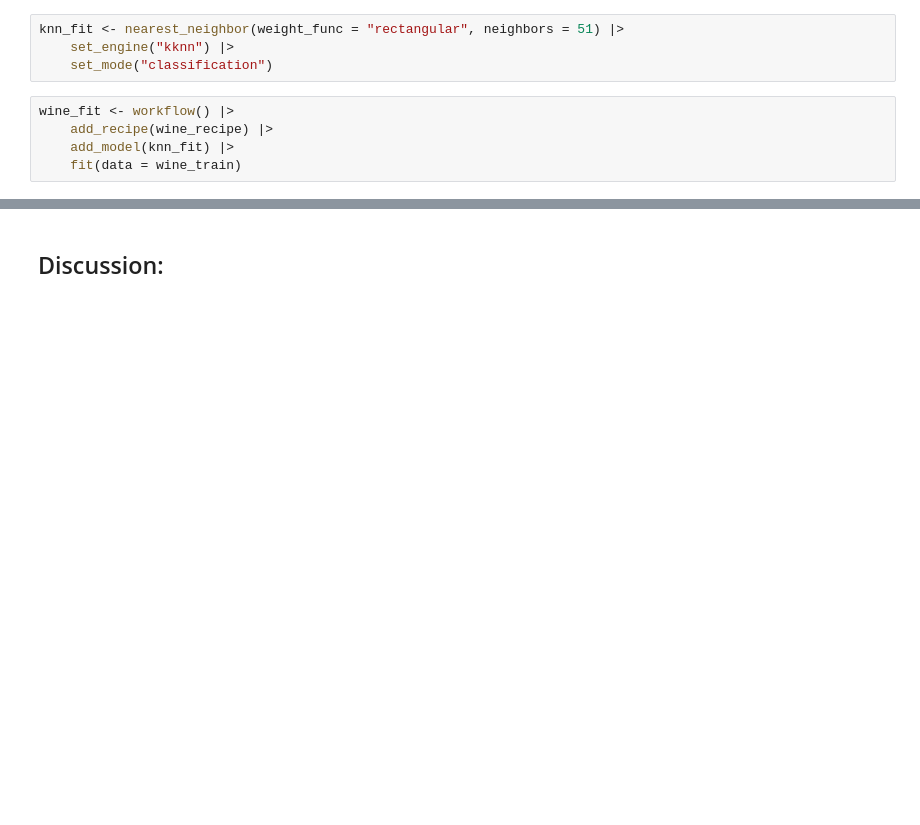
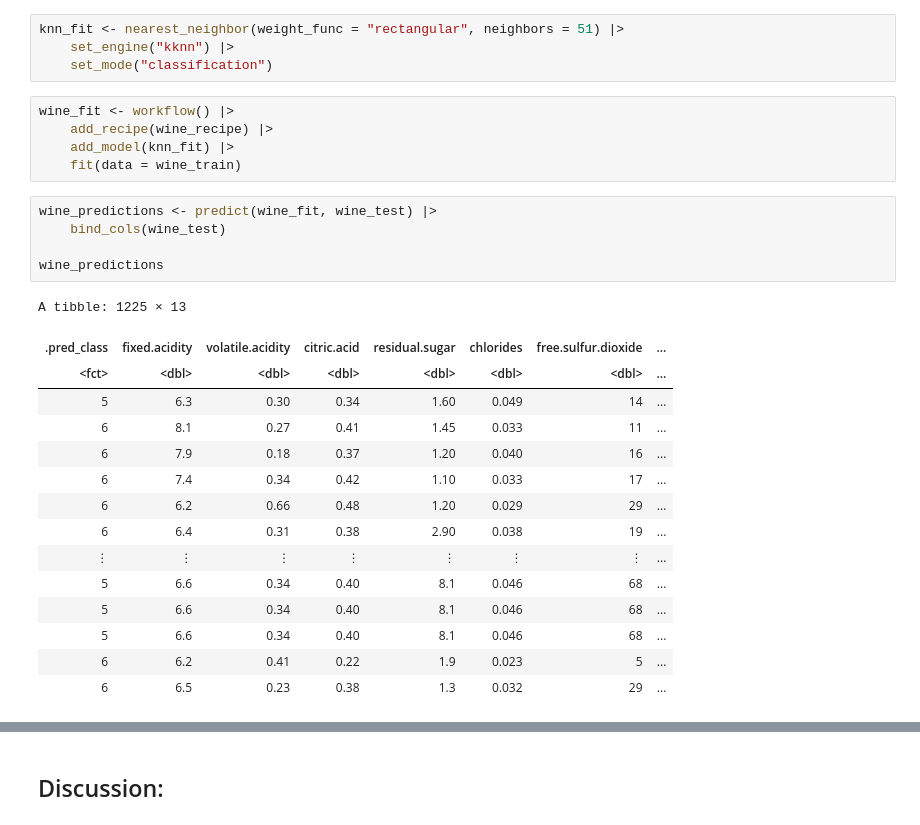
Before and after one commit to pradhyumnan8/DSCI-100-Wine-Quality-Predictor-Project, a Jupyter notebook: group_project_report.ipynb, the cells around one changed output, grey strips where cells are left out. Drawn from its saved outputs; the diff is of its cells as text; blank space fills up the shorter version.

```diff
--- a/group_project_report.ipynb
+++ b/group_project_report.ipynb
@@ -284,3 +284,24 @@ wine_fit <- workflow() |>
     add_recipe(wine_recipe) |>
     add_model(knn_fit) |>
     fit(data = wine_train)
+# %%
+wine_predictions <- predict(wine_fit, wine_test) |>
+    bind_cols(wine_test)
+
+wine_predictions
+# %% [output]
+A tibble: 1225 × 13
+| .pred_class | fixed.acidity | volatile.acidity | citric.acid | residual.sugar | chlorides | free.sulfur.dioxide | ... |
+| <fct> | <dbl> | <dbl> | <dbl> | <dbl> | <dbl> | <dbl> | ... |
+| 5 | 6.3 | 0.30 | 0.34 | 1.60 | 0.049 | 14 | ... |
+| 6 | 8.1 | 0.27 | 0.41 | 1.45 | 0.033 | 11 | ... |
+| 6 | 7.9 | 0.18 | 0.37 | 1.20 | 0.040 | 16 | ... |
+| 6 | 7.4 | 0.34 | 0.42 | 1.10 | 0.033 | 17 | ... |
+| 6 | 6.2 | 0.66 | 0.48 | 1.20 | 0.029 | 29 | ... |
+| 6 | 6.4 | 0.31 | 0.38 | 2.90 | 0.038 | 19 | ... |
+| ⋮ | ⋮ | ⋮ | ⋮ | ⋮ | ⋮ | ⋮ | ... |
+| 5 | 6.6 | 0.34 | 0.40 | 8.1 | 0.046 | 68 | ... |
+| 5 | 6.6 | 0.34 | 0.40 | 8.1 | 0.046 | 68 | ... |
+| 5 | 6.6 | 0.34 | 0.40 | 8.1 | 0.046 | 68 | ... |
+| 6 | 6.2 | 0.41 | 0.22 | 1.9 | 0.023 | 5 | ... |
+| 6 | 6.5 | 0.23 | 0.38 | 1.3 | 0.032 | 29 | ... |
```
Also changed, not shown: parts of 3 cells of this notebook.
